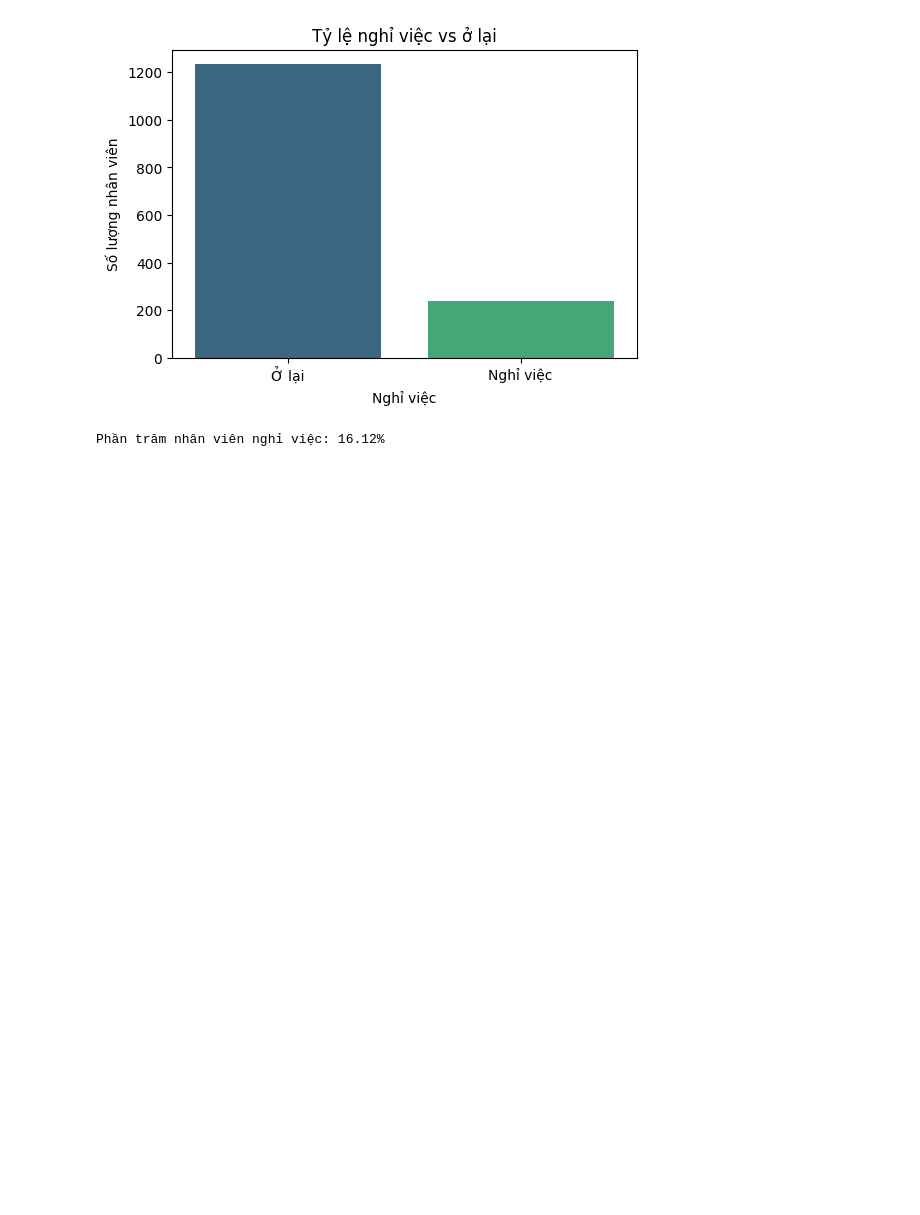
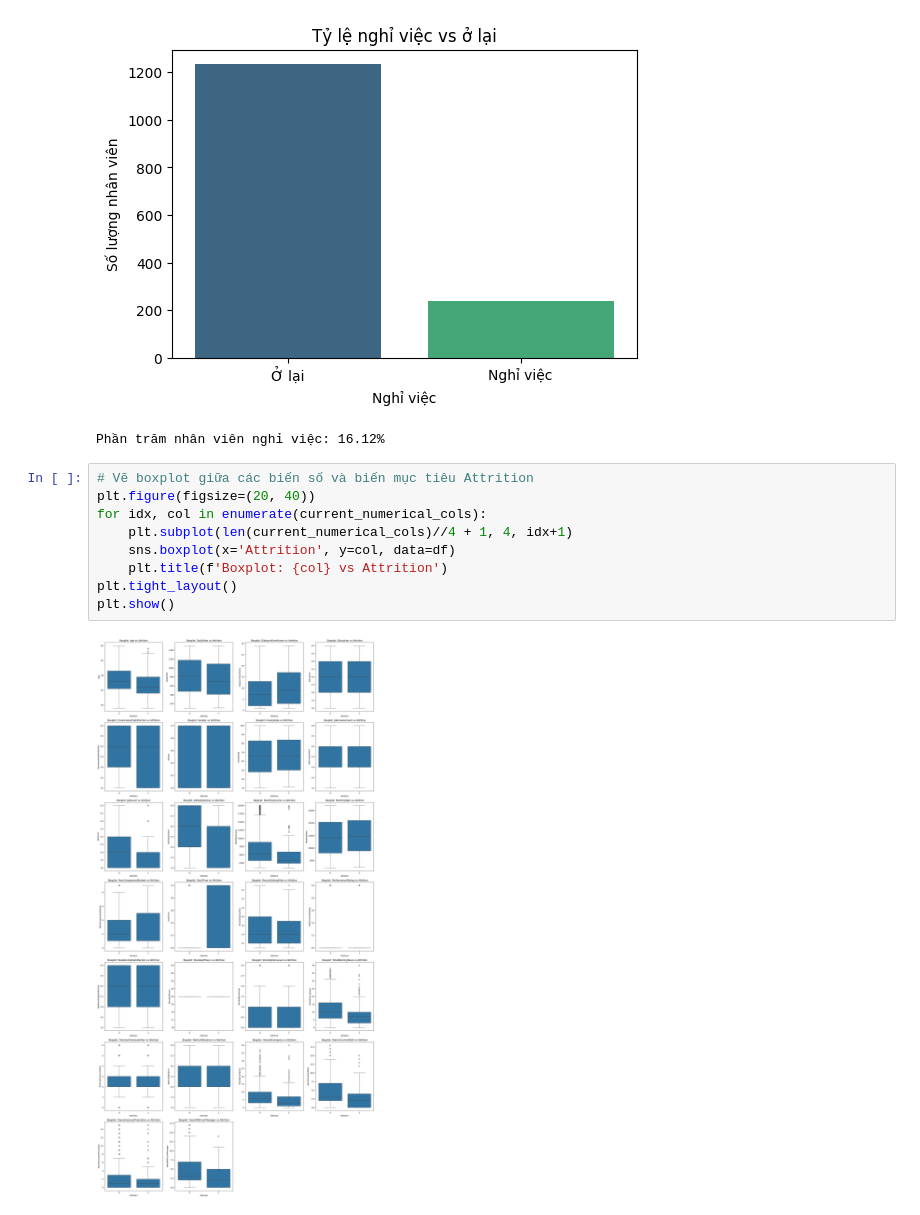
Before and after one commit to Kennenzz/predict-employee-attrition, a Jupyter notebook: Train.ipynb, the cells around one changed output. Cells and saved outputs as stored; diff of their text form; blank space fills up the shorter version.

```diff
--- a/Train.ipynb
+++ b/Train.ipynb
@@ -266,3 +266,14 @@ Passing `palette` without assigning `hue` is deprecated and will be removed in v
   sns.countplot(data=df, x='Attrition', palette='viridis')
 [figure]
 Phần trăm nhân viên nghỉ việc: 16.12%
+# %%
+# Vẽ boxplot giữa các biến số và biến mục tiêu Attrition
+plt.figure(figsize=(20, 40))
+for idx, col in enumerate(current_numerical_cols):
+    plt.subplot(len(current_numerical_cols)//4 + 1, 4, idx+1)
+    sns.boxplot(x='Attrition', y=col, data=df)
+    plt.title(f'Boxplot: {col} vs Attrition')
+plt.tight_layout()
+plt.show()
+# %% [output]
+[figure, added]
```
Also changed, not shown: parts of 2 cells of this notebook.
